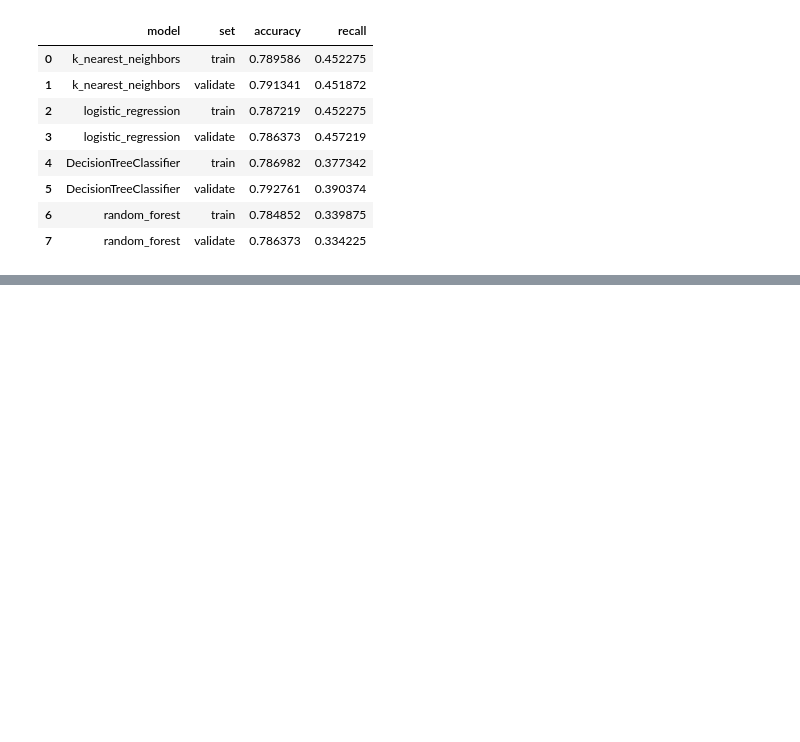
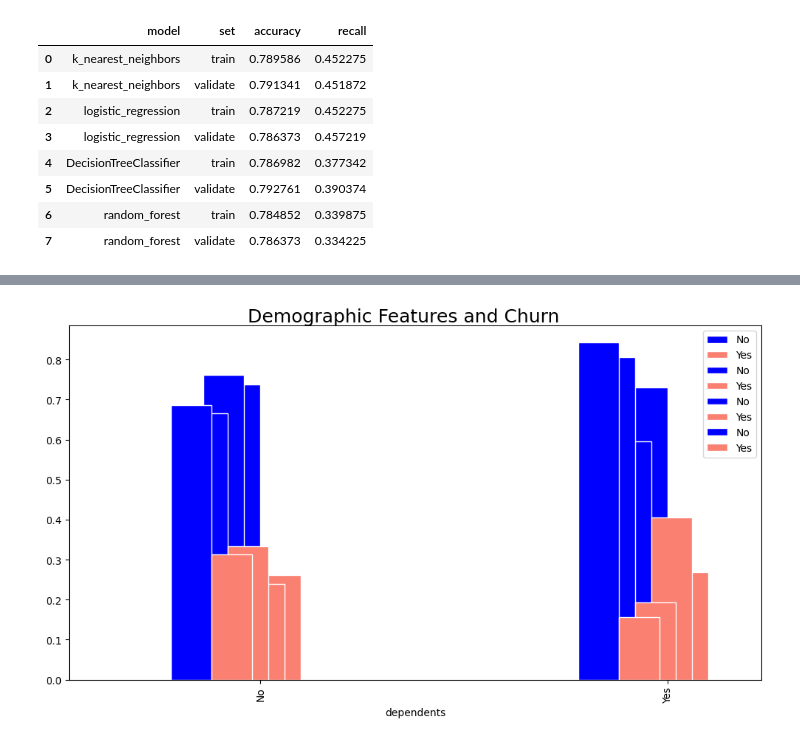
Before and after one commit to scottbarnett97/Telco-Classification-Project, a Jupyter notebook: telco_workbook.ipynb, the cells around one changed output, grey strips where cells are left out. Cells and saved outputs as stored; diff of their text form; code cells hidden in the pictures; blank space fills up the shorter version.

```diff
--- a/telco_workbook.ipynb
+++ b/telco_workbook.ipynb
@@ -1724,0 +1849,8 @@ results
+# %%
+demographic_columns = ['gender', 'senior_citizen', 'partner', 'dependents']
+
+# stacked plot of demographic columns
+
+percentage_grouped_plot(train,demographic_columns, 'Demographic Features and Churn')
+# %% [output]
+[figure, added]
```
Also changed, not shown: parts of 8 cells of this notebook, 3 other files.
